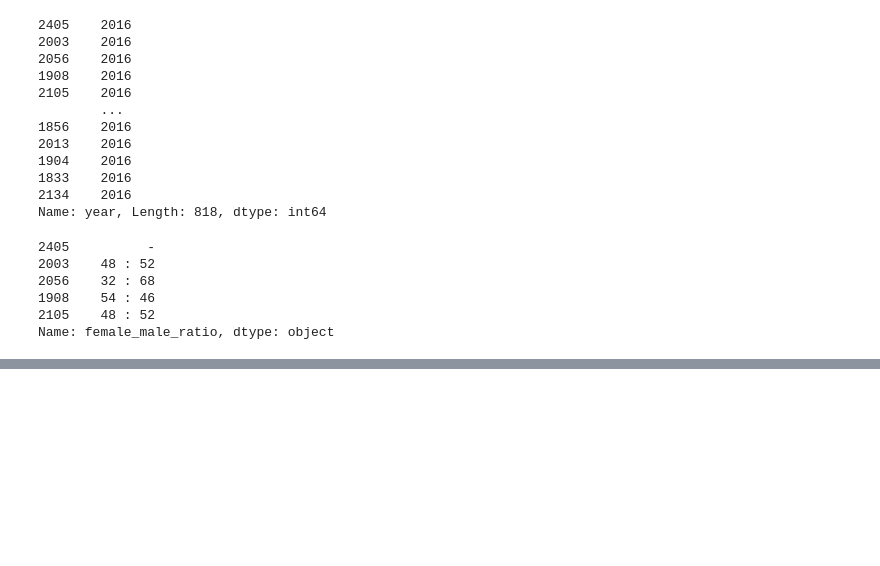
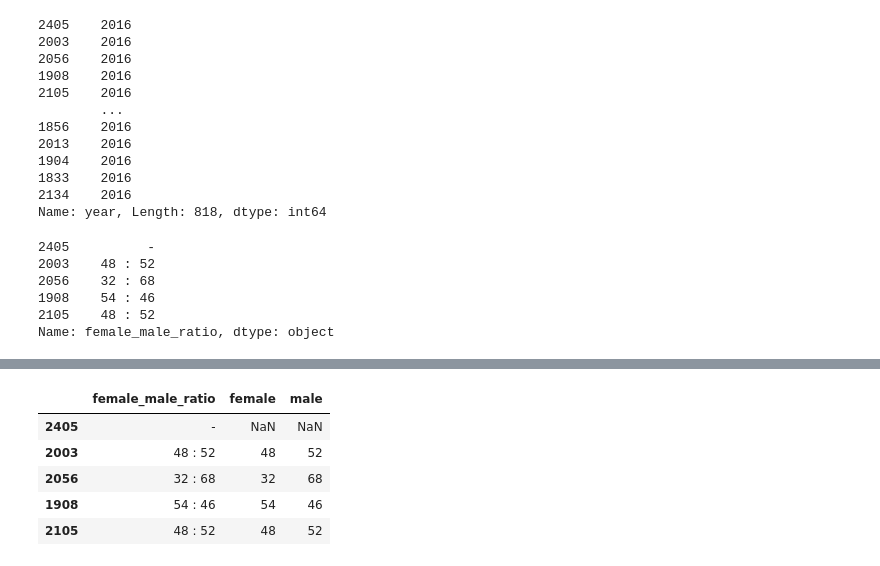
Before and after one commit to SalmaChabib/progetto_computer_science, a Jupyter notebook: Progetto.ipynb, the cells around one changed output, grey strips where cells are left out. Saved outputs shown, nothing was run; the diff lists cells and outputs as text; code cells hidden in the pictures; blank space fills up the shorter version.

```diff
--- a/Progetto.ipynb
+++ b/Progetto.ipynb
@@ -200,5 +207,6 @@ rapporto.head()
 2105    48 : 52
 Name: female_male_ratio, dtype: object
 # %%
-dataframe=pd.DataFrame(rapporto, columns=list('fm'), sep=':')
+dataframe=pd.DataFrame(rapporto)
+dataframe.head()
 # %% [output]
@@ -205,0 +219,11 @@ TypeError: 'Series' object is not callable
+# %%
+dataframe['female'] = dataframe['female_male_ratio'].str.extract(r'(^\d+)')
+dataframe['male'] = dataframe['female_male_ratio'].str.extract(r'(\d+$)')
+dataframe.head()
+# %% [output]
+|  | female_male_ratio | female | male |
+| 2405 | - | NaN | NaN |
+| 2003 | 48 : 52 | 48 | 52 |
+| 2056 | 32 : 68 | 32 | 68 |
+| 1908 | 54 : 46 | 54 | 46 |
+| 2105 | 48 : 52 | 48 | 52 |
```
Also changed, not shown: parts of 2 cells of this notebook.
